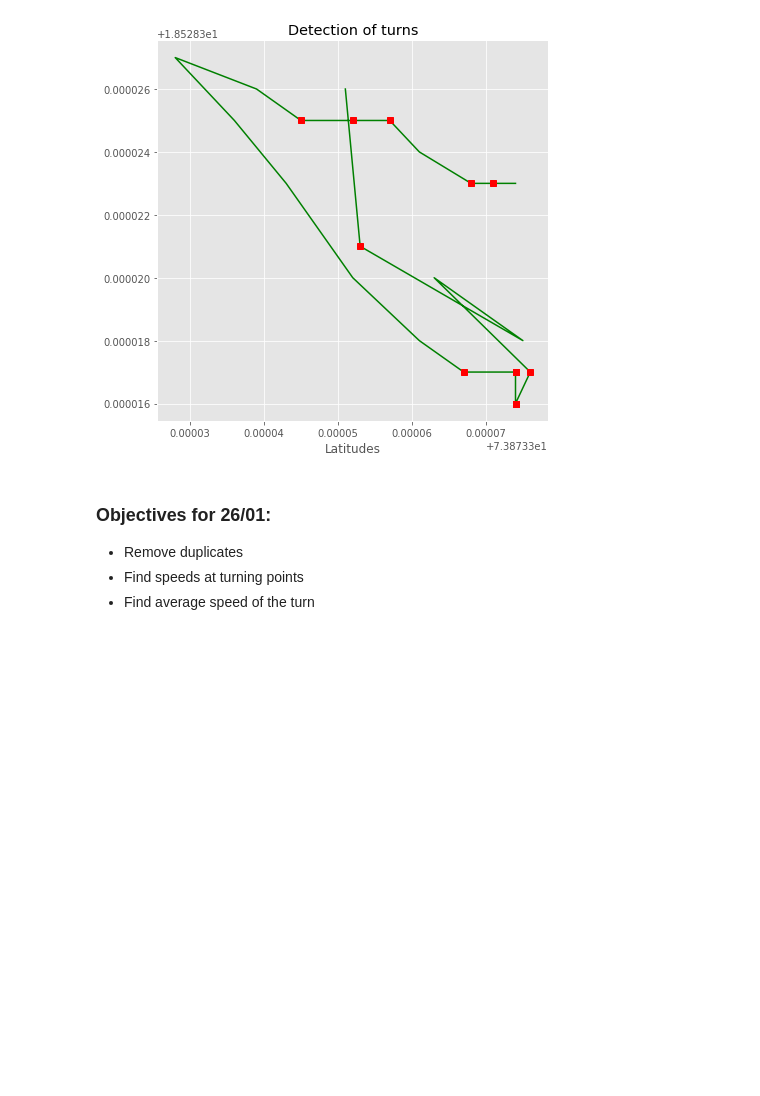
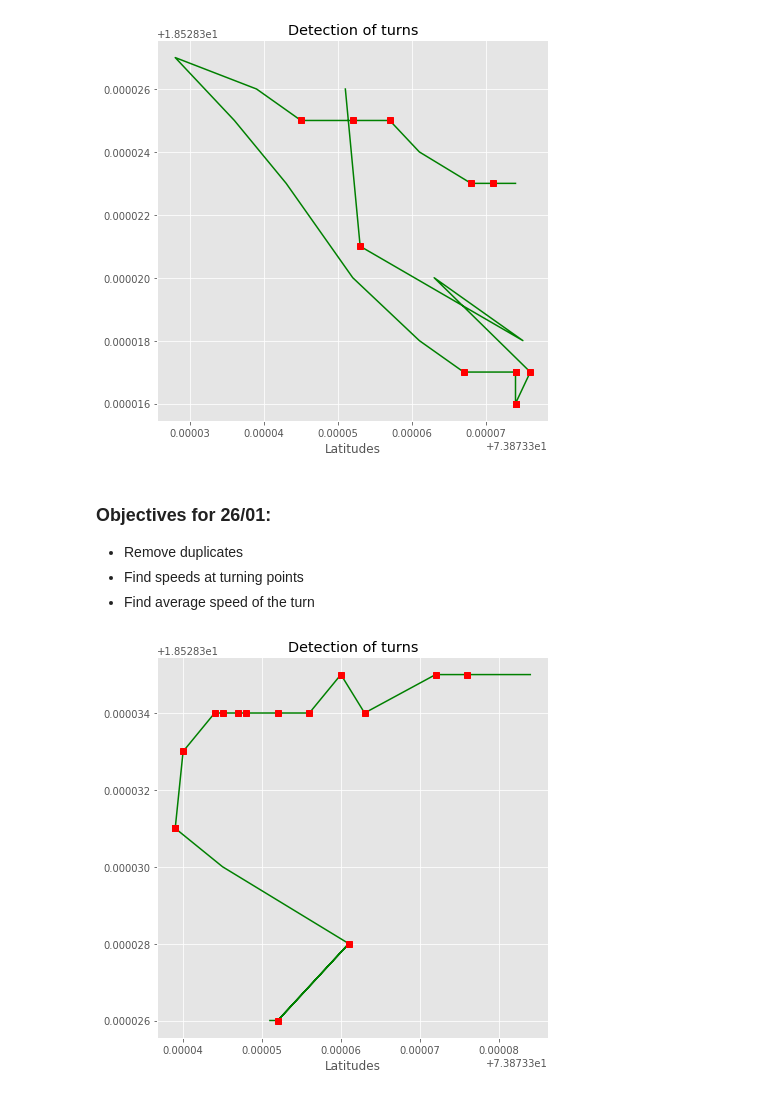
Before and after one commit to anish2197/data-analystics, a Jupyter notebook: Day 6 and 7.ipynb, the cells around one changed output. Saved outputs shown, nothing was run; the diff lists cells and outputs as text; code cells hidden in the pictures; blank space fills up the shorter version.

```diff
--- a/Day 6.ipynb
+++ b/Day 6 and 7.ipynb
@@ -367,6 +508,7 @@ def merge_turns(df_turns1, df_turns2):
                                                 "end_lat":end_lat, "end_lon":end_lon},
                                                 ignore_index=True)
 
+    df_turns = df_turns.sort_values(by="start_index", ascending = True)
     return df_turns
 # %%
 print("Without rotating axes")
@@ -415,3 +557,11 @@ Merged result
 * Remove duplicates
 * Find speeds at turning points
 * Find average speed of the turn
+# %%
+df_trip2 = df[400:500]
+df_turns = detect_turn(df_trip2)
+df_turns2 = detect_turn_rotated(df_trip2)
+df_merged = merge_turns(df_turns, df_turns2)
+plot_turns(df_trip2, df_merged, 7, 7)
+# %% [output]
+[figure, added]
```
Also changed, not shown: parts of 31 cells of this notebook, 1 other file.
